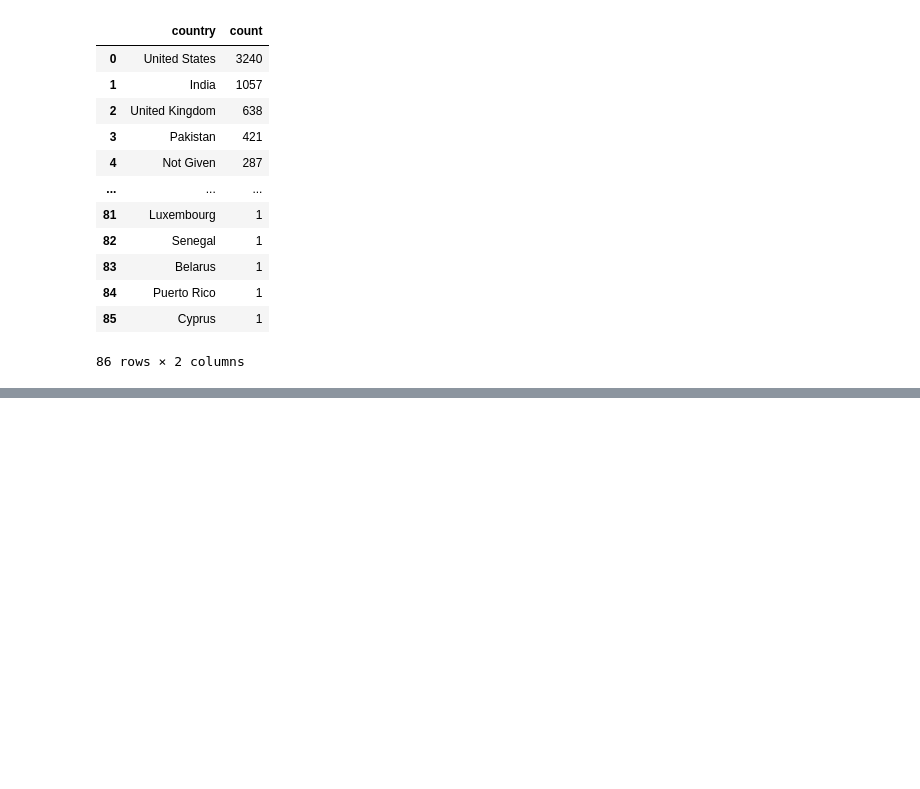
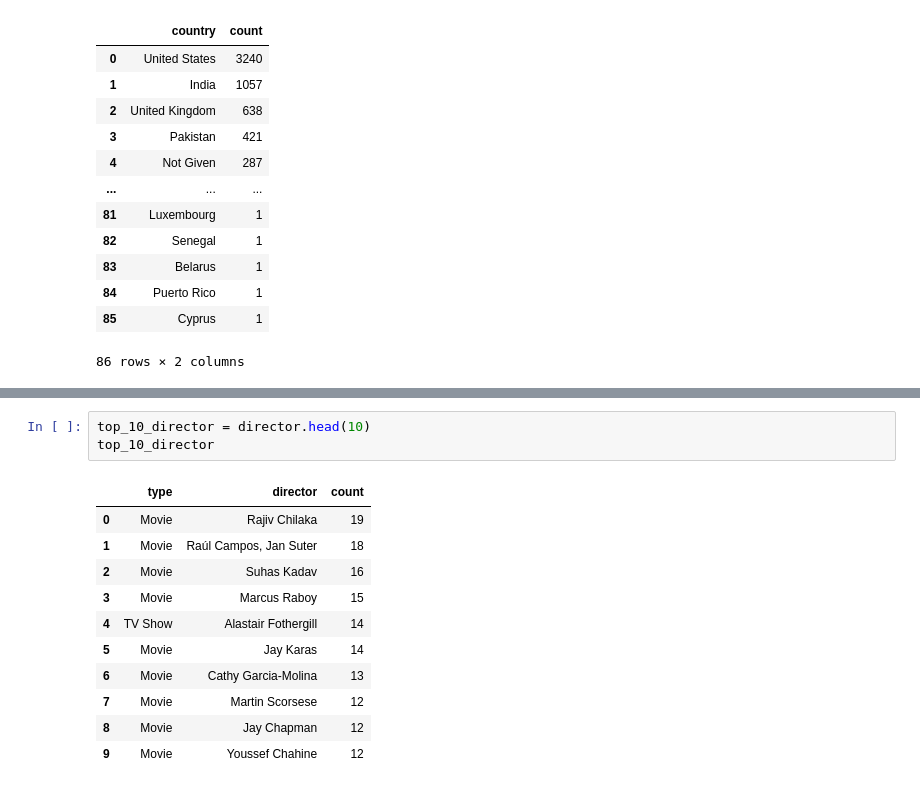
Before and after one commit to Dani-8/Netflix-Data-Analysis, a Jupyter notebook: Netflix-Data-Analysis.ipynb, the cells around one changed output, grey strips where cells are left out. Saved outputs shown, nothing was run; the diff lists cells and outputs as text; blank space fills up the shorter version.

```diff
--- a/Netflix-Data-Analysis.ipynb
+++ b/Netflix-Data-Analysis.ipynb
@@ -156,0 +204,15 @@ df.groupby("type")["country"]
+# %%
+top_10_director = director.head(10)
+top_10_director
+# %% [output]
+|  | type | director | count |
+| 0 | Movie | Rajiv Chilaka | 19 |
+| 1 | Movie | Raúl Campos, Jan Suter | 18 |
+| 2 | Movie | Suhas Kadav | 16 |
+| 3 | Movie | Marcus Raboy | 15 |
+| 4 | TV Show | Alastair Fothergill | 14 |
+| 5 | Movie | Jay Karas | 14 |
+| 6 | Movie | Cathy Garcia-Molina | 13 |
+| 7 | Movie | Martin Scorsese | 12 |
+| 8 | Movie | Jay Chapman | 12 |
+| 9 | Movie | Youssef Chahine | 12 |
```
Also changed, not shown: parts of 3 cells of this notebook.
